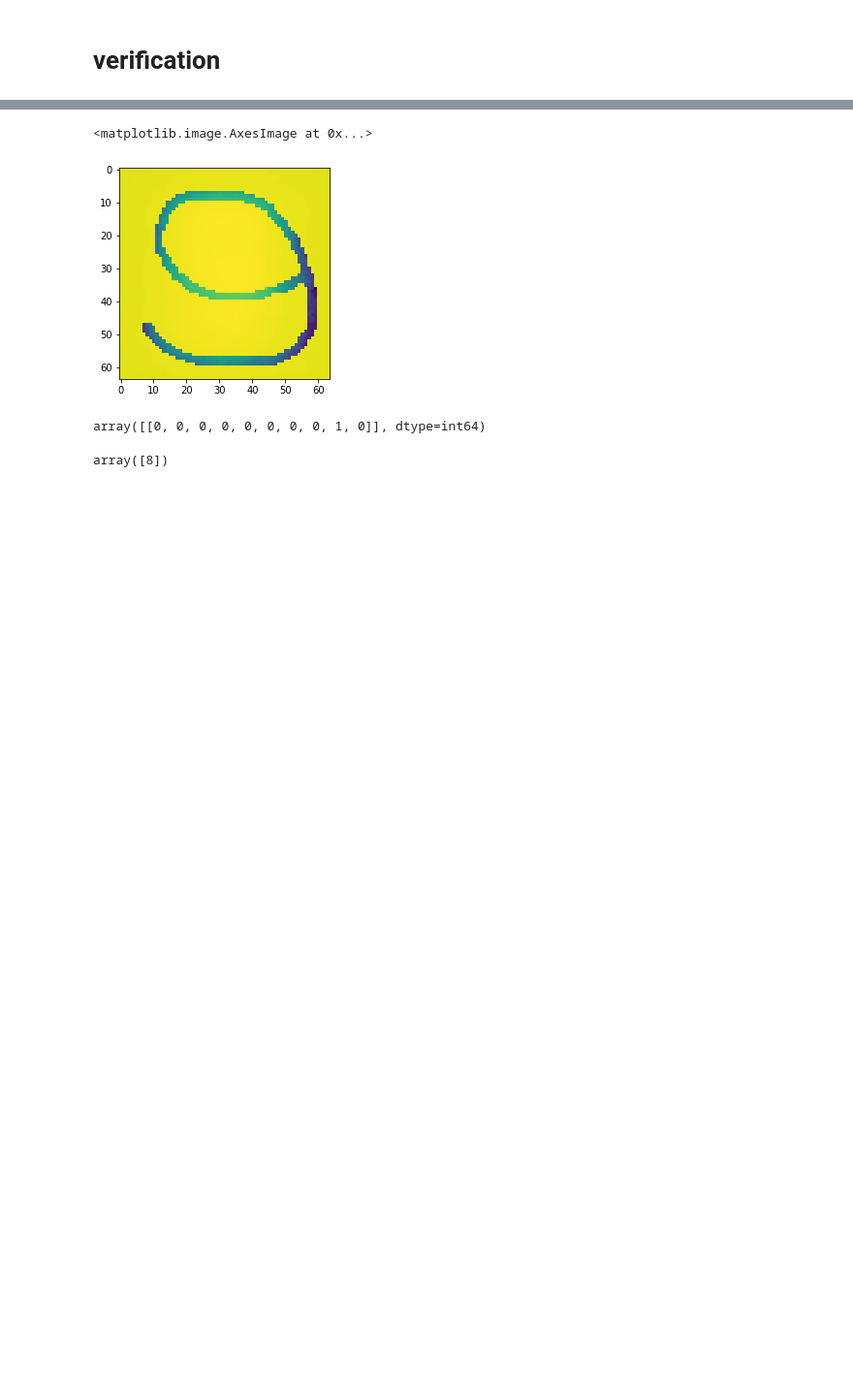
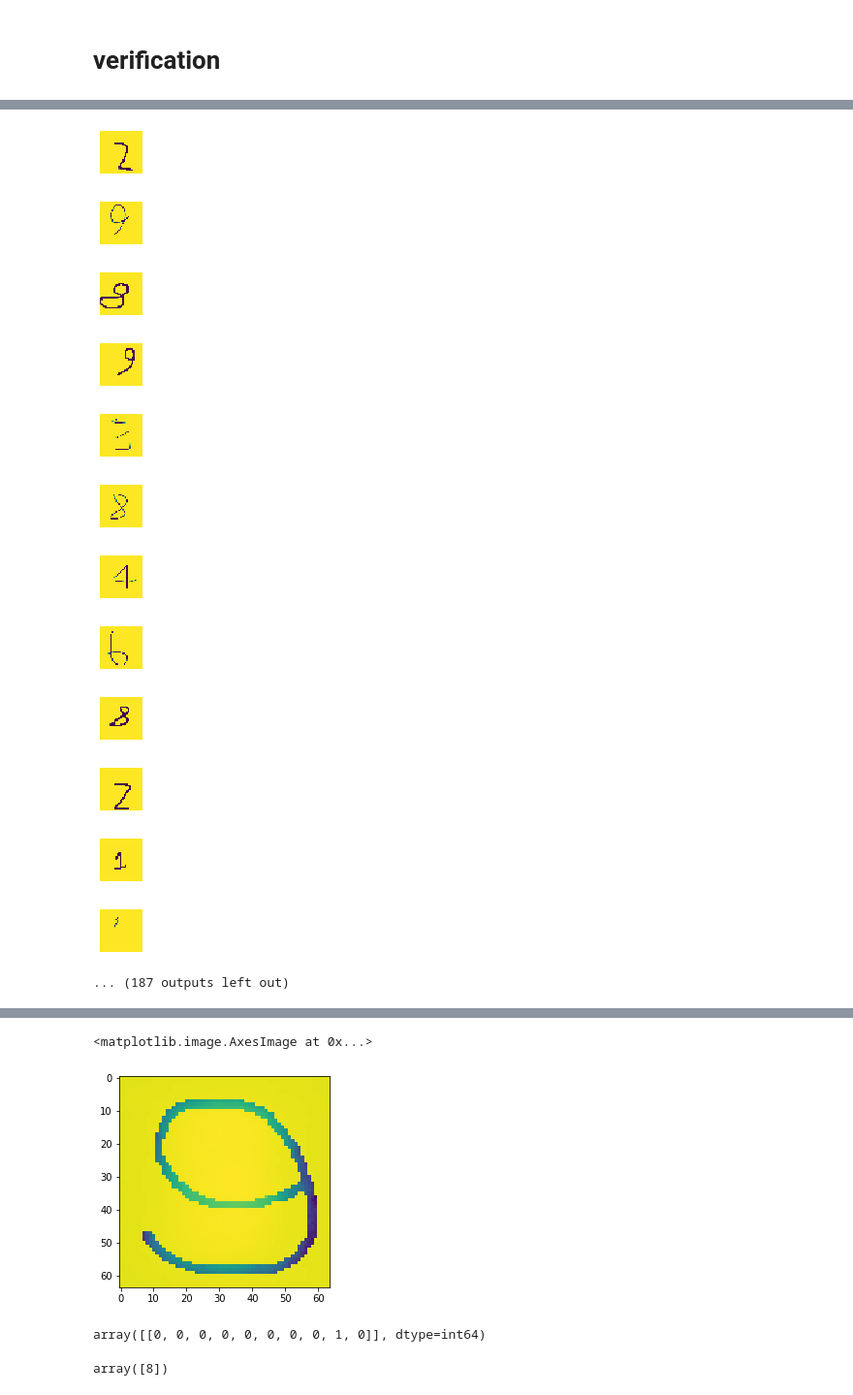
Before and after one commit to dakshverma2411/digit-prediction-cnn, a Jupyter notebook: digit_prediction.ipynb, the cells around one changed output, grey strips where cells are left out. Shown at 97% size. Drawn from its saved outputs; the diff is of its cells as text; code cells hidden in the pictures; blank space fills up the shorter version.

```diff
--- a/digit_prediction.ipynb
+++ b/digit_prediction.ipynb
@@ -163,0 +203,5 @@ predictions=model.predict(X_train[0:1000].reshape(1000,64,64,1))
+# %%
+prediction_class_list=[]
+for i in predictions:
+    prediction_class_list.append(np.argmax(i))
+prediction_class=np.array(prediction_class_list)
@@ -163,0 +218,5 @@ predictions=model.predict(X_train[0:1000].reshape(1000,64,64,1))
+# %%
+error=[]
+for i in range(1,1000):
+    if np.squeeze(Y_train[i])!= np.squeeze(prediction_class[i]):
+        error.append(i)
@@ -163,0 +243,20 @@ predictions=model.predict(X_train[0:1000].reshape(1000,64,64,1))
+# %%
+for i,j in enumerate(error):
+    plt.figure(figsize=(42,20))
+    plt.subplot(21,10,i+1)
+    plt.axis('off')
+    plt.imshow(X_train[j])
+# %% [output]
+[figure, added]
+[figure, added]
+[figure, added]
+[figure, added]
+[figure, added]
+[figure, added]
+[figure, added]
+[figure, added]
+[figure, added]
+[figure, added]
+[figure, added]
+[figure, added]
+... (187 outputs left out)
```
Also changed, not shown: parts of 19 cells of this notebook.
